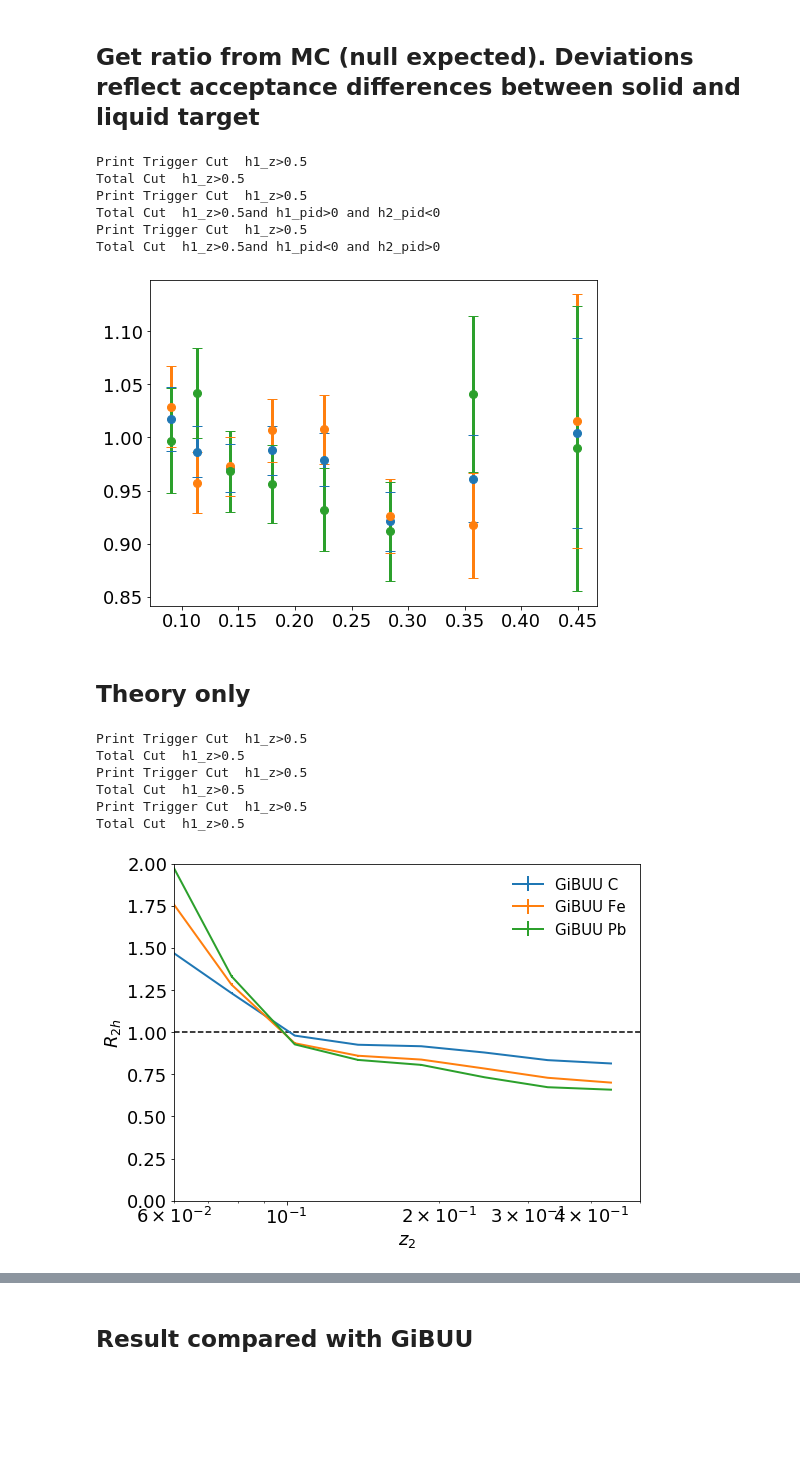
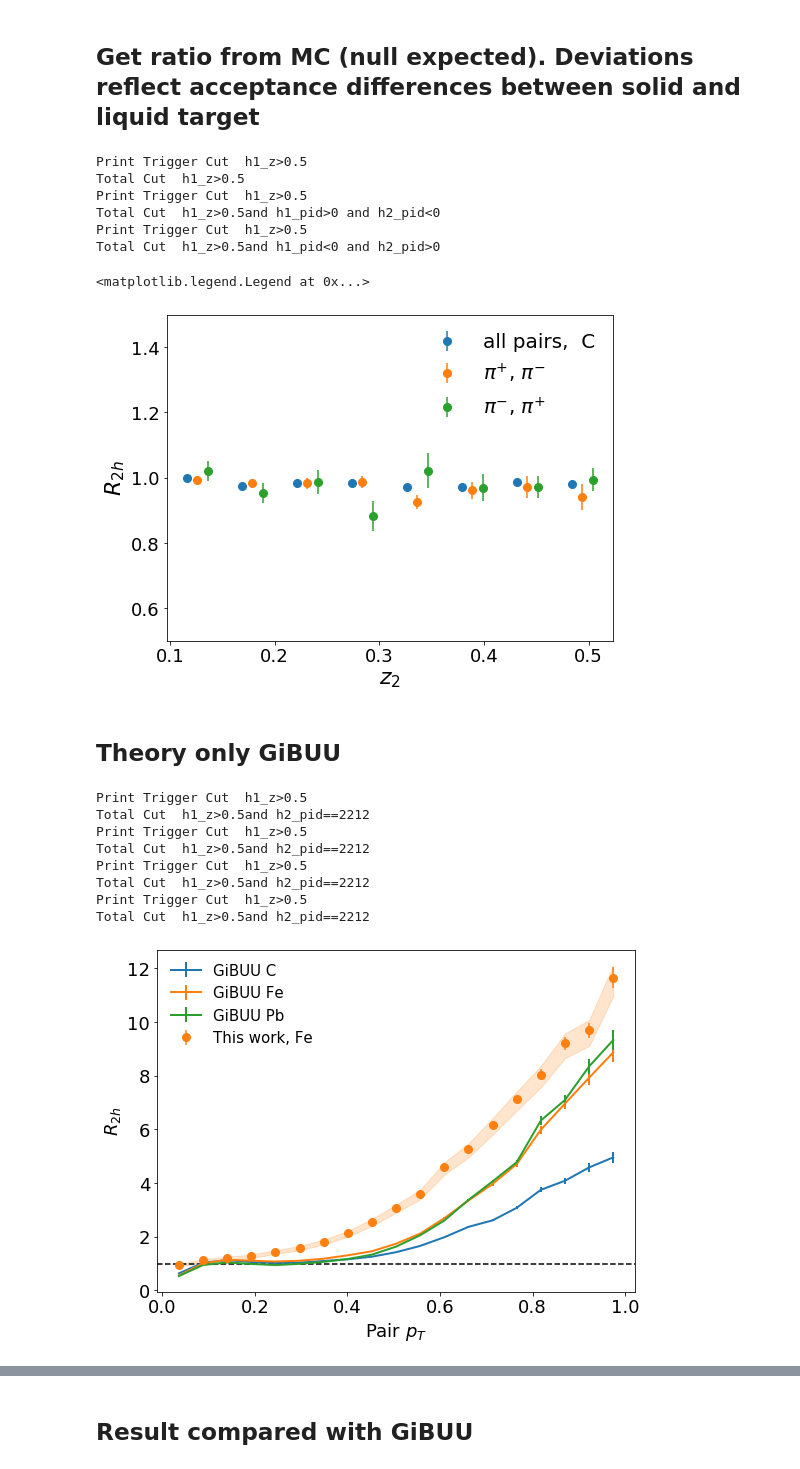
Before and after one commit to miguelignacio/eg2dihadron, a Jupyter notebook: EG2_R2h.ipynb, the cells around one changed output, grey strips where cells are left out. Drawn from its saved outputs; the diff is of its cells as text; code cells hidden in the pictures; blank space fills up the shorter version.

```diff
--- a/EG2_R2h.ipynb
+++ b/EG2_R2h.ipynb
@@ -149,7 +149,7 @@ def getdatainChunks(filename,treename):
 df = {}
 df_trigger = {}
 
-for target in ['C','Fe','Pb']:
+for target in ['Fe']:
     print ('Getting dataframes from target %s'%target)
     df[target]=getdatainChunks('Pairs_%s.root'%target, target)
     df['D_%s'%target]= getdatainChunks('Pairs_%s.root'%target, 'D_%s'%target)
@@ -224,7 +212,9 @@ dict_keys(['C', 'D_C', 'Fe', 'D_Fe', 'Pb', 'D_Pb', 'GiBUU_D', 'GiBUU_C', 'GiBUU_
 # %% [markdown]
 ## Combine the deuterium datasets
 # %%
-df['D'] = pd.concat([df['D_Fe'],df['D_C'],df['D_Pb']]) #simply combine the deuterium results for all targets
-df_trigger['D_trigger'] = pd.concat([df_trigger['D_Fe_trigger'],df_trigger['D_C_trigger'],df_trigger['D_Pb_trigger']]) #simply combine the deuterium results for all targets
+df['D'] = df['D_Fe']
+df_trigger['D_trigger'] = df_trigger['D_Fe_trigger']
+ #df['D'] = pd.concat([df['D_Fe']) #simply combine the deuterium results for all targets
+#df_trigger['D_trigger'] = pd.concat([df_trigger['D_Fe_trigger']]) #simply combine the deuterium results for all targets
 # %%
 print (df.keys())
@@ -454,17 +452,22 @@ for i,target in enumerate(['C']):
                         df_mc_trigger['%s_trigger'%target], df_mc_trigger['D_trigger'],
                         minz=0.08)
 
-    plt.errorbar(x+0.01*i,r,yerr=err,label='This work,  %s'%target,fmt='o',ms=8)
+    plt.errorbar(x+0.01,r,yerr=err,label='all pairs,  %s'%target,fmt='o',ms=8)
     r, err,x = getRatio(df_mc['%s'%target], df_mc['D'],
                         df_mc_trigger['%s_trigger'%target], df_mc_trigger['D_trigger'],
                         minz=0.08,    pair_cut='and h1_pid>0 and h2_pid<0')
-    plt.errorbar(x+0.01*i,r,yerr=err,label='This work,  %s'%target,fmt='o',ms=8)
+    plt.errorbar(x+0.02,r,yerr=err,label='$\pi^{+}$, $\pi^{-}$',fmt='o',ms=8)
 
 
     r, err,x = getRatio(df_mc['%s'%target], df_mc['D'],
                         df_mc_trigger['%s_trigger'%target], df_mc_trigger['D_trigger'],
                         minz=0.08,    pair_cut='and h1_pid<0 and h2_pid>0')
-    plt.errorbar(x+0.01*i,r,yerr=err,label='This work,  %s'%target,fmt='o',ms=8)
+    plt.errorbar(x+0.03,r,yerr=err,label='$\pi^{-}$, $\pi^{+}$',fmt='o',ms=8)
+
+plt.ylabel(r'$R_{2h}$',fontsize=22)
+plt.xlabel(r'$z_{2}$',fontsize=22)
+plt.ylim([0.5,1.5])
+plt.legend(frameon=False,loc='best')
 # %% [output]
 Print Trigger Cut  h1_z>0.5
 Total Cut  h1_z>0.5
@@ -472,6 +475,7 @@ Print Trigger Cut  h1_z>0.5
 Total Cut  h1_z>0.5and h1_pid>0 and h2_pid<0
 Print Trigger Cut  h1_z>0.5
 Total Cut  h1_z>0.5and h1_pid<0 and h2_pid>0
+<matplotlib.legend.Legend at 0x...>
-[figure, old version]
+[figure, new version]
 # %% [markdown]
-## Theory only
+## Theory only GiBUU
@@ -478,29 +484,39 @@ Total Cut  h1_z>0.5and h1_pid<0 and h2_pid>0
 # %%
 fig = plt.figure(figsize=(8,6))
 
 for target in ['C','Fe','Pb']:
-    r, err,x = getRatio(df['GiBUU_%s'%target],df['GiBUU_D'],df_trigger['GiBUU_%s_trigger'%target],df_trigger['GiBUU_D_trigger'])
+    r, err,x = getRatio(df['GiBUU_%s'%target],df['GiBUU_D'],
+                        df_trigger['GiBUU_%s_trigger'%target],df_trigger['GiBUU_D_trigger'],
+                        pair_cut='and h2_pid==2212',minz=0.01,maxz=1.0,nbins=20,variable='pair_pt')
     plt.errorbar(x,r,yerr=err,label='GiBUU %s'%target,ms=8,lw=2)
+for target in ['Fe']:
+    r, err,x = getRatio(df['%s'%target], df['D_%s'%target], df_trigger['%s_trigger'%target],
+                        df_trigger['D_%s_trigger'%target],
+                        pair_cut='and h2_pid==2212',minz=0.01,maxz=1.0,nbins=20,variable='pair_pt')
 
-plt.xlabel('$z_{2}$',fontsize=18)
+    plt.errorbar(np.subtract(x,-i*0.005),r,yerr=err,label='This work, %s'%target,ms=8,fmt='o',alpha=0.99,color=colors[target])
+    plt.fill_between(np.subtract(x,-i*0.005), r*0.94,r*1.04, color=colors[target],alpha=0.2)
+plt.xlabel('Pair $p_{T}$',fontsize=18)
 plt.ylabel('$R_{2h}$',fontsize=18)
 
-plt.xlim([0.06,0.5])
-plt.ylim([0.0,2.0])
+#plt.xlim([0.06,0.5])
+#plt.ylim([0.0,2.0])
 
 plt.axhline(y=1.0,color='black',linestyle='--')
 plt.legend(loc='best',frameon=False,fontsize=15,ncol=1)
 
 
-plt.xscale('log')
+#plt.xscale('log')
 
 plt.tight_layout()
 plt.savefig('TheoryOnly.png')
 # %% [output]
 Print Trigger Cut  h1_z>0.5
-Total Cut  h1_z>0.5
+Total Cut  h1_z>0.5and h2_pid==2212
 Print Trigger Cut  h1_z>0.5
-Total Cut  h1_z>0.5
+Total Cut  h1_z>0.5and h2_pid==2212
 Print Trigger Cut  h1_z>0.5
-Total Cut  h1_z>0.5
+Total Cut  h1_z>0.5and h2_pid==2212
+Print Trigger Cut  h1_z>0.5
+Total Cut  h1_z>0.5and h2_pid==2212
-[figure, old version]
+[figure, new version]
```
Also changed, not shown: parts of 51 cells of this notebook, 3 other files.
